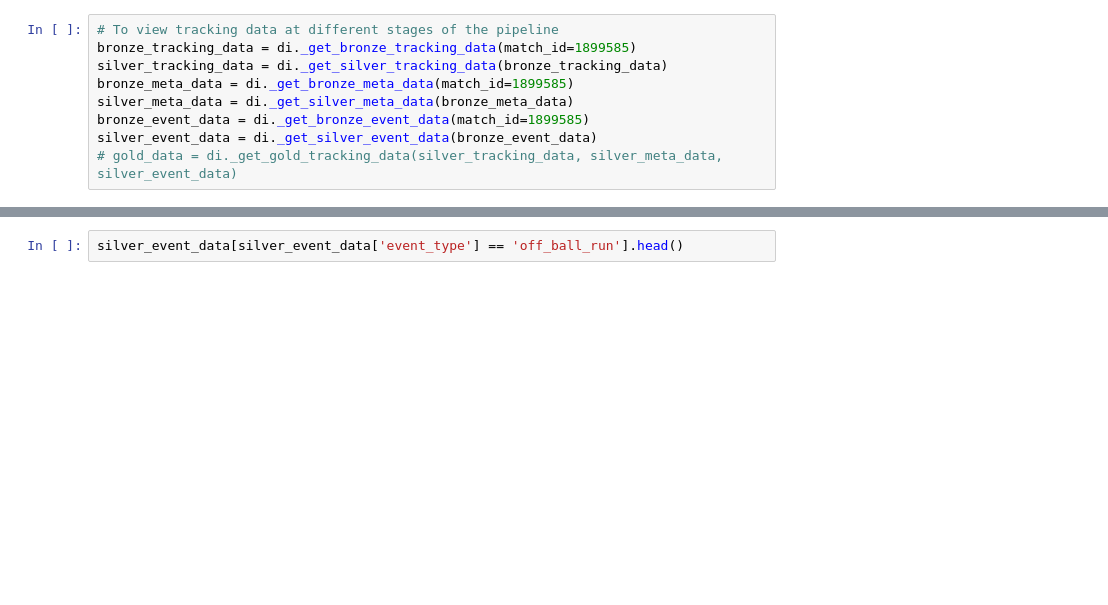
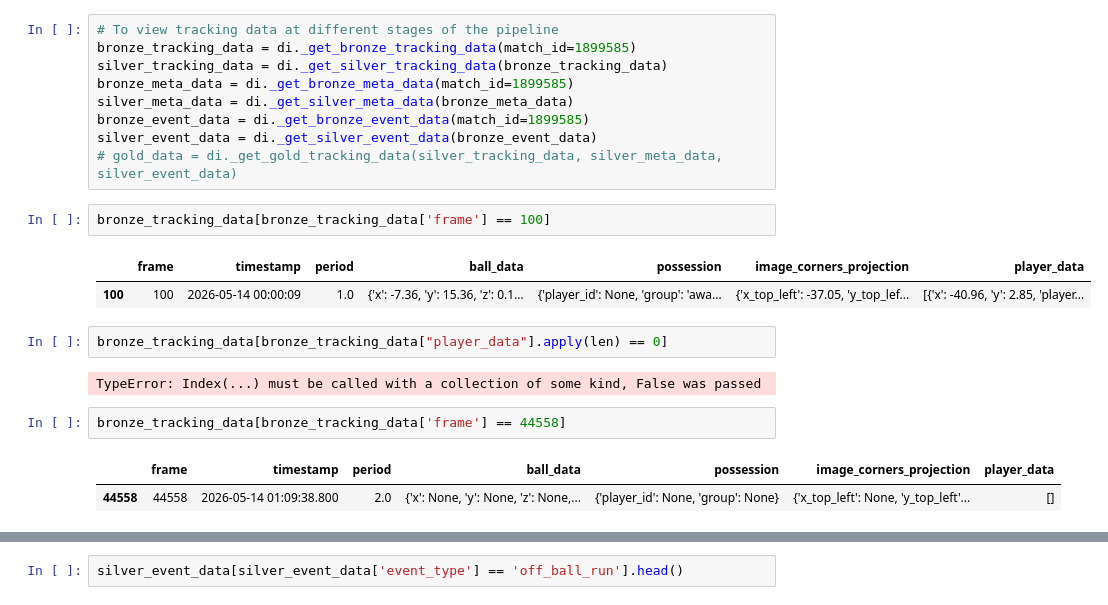
Before and after one commit to MihirT906/PlayTactix, a Jupyter notebook: backend/services/test_data_ingestion.ipynb, the cells around one changed output, grey strips where cells are left out. Saved outputs shown, nothing was run; the diff lists cells and outputs as text; blank space fills up the shorter version.

```diff
--- a/backend/services/test_data_ingestion.ipynb
+++ b/backend/services/test_data_ingestion.ipynb
@@ -30,3 +30,17 @@ silver_meta_data = di._get_silver_meta_data(bronze_meta_data)
 bronze_event_data = di._get_bronze_event_data(match_id=1899585)
 silver_event_data = di._get_silver_event_data(bronze_event_data)
 # gold_data = di._get_gold_tracking_data(silver_tracking_data, silver_meta_data, silver_event_data)
+# %%
+bronze_tracking_data[bronze_tracking_data['frame'] == 100]
+# %% [output]
+|  | frame | timestamp | period | ball_data | possession | image_corners_projection | player_data |
+| 100 | 100 | 2026-05-14 00:00:09 | 1.0 | {'x': -7.36, 'y': 15.36, 'z': 0.1... | {'player_id': None, 'group': 'awa... | {'x_top_left': -37.05, 'y_top_lef... | [{'x': -40.96, 'y': 2.85, 'player... |
+# %%
+bronze_tracking_data[bronze_tracking_data["player_data"].apply(len) == 0]
+# %% [output]
+TypeError: Index(...) must be called with a collection of some kind, False was passed
+# %%
+bronze_tracking_data[bronze_tracking_data['frame'] == 44558]
+# %% [output]
+|  | frame | timestamp | period | ball_data | possession | image_corners_projection | player_data |
+| 44558 | 44558 | 2026-05-14 01:09:38.800 | 2.0 | {'x': None, 'y': None, 'z': None,... | {'player_id': None, 'group': None} | {'x_top_left': None, 'y_top_left'... | [] |
```
Also changed, not shown: parts of 2 cells of this notebook, 7 other files.
